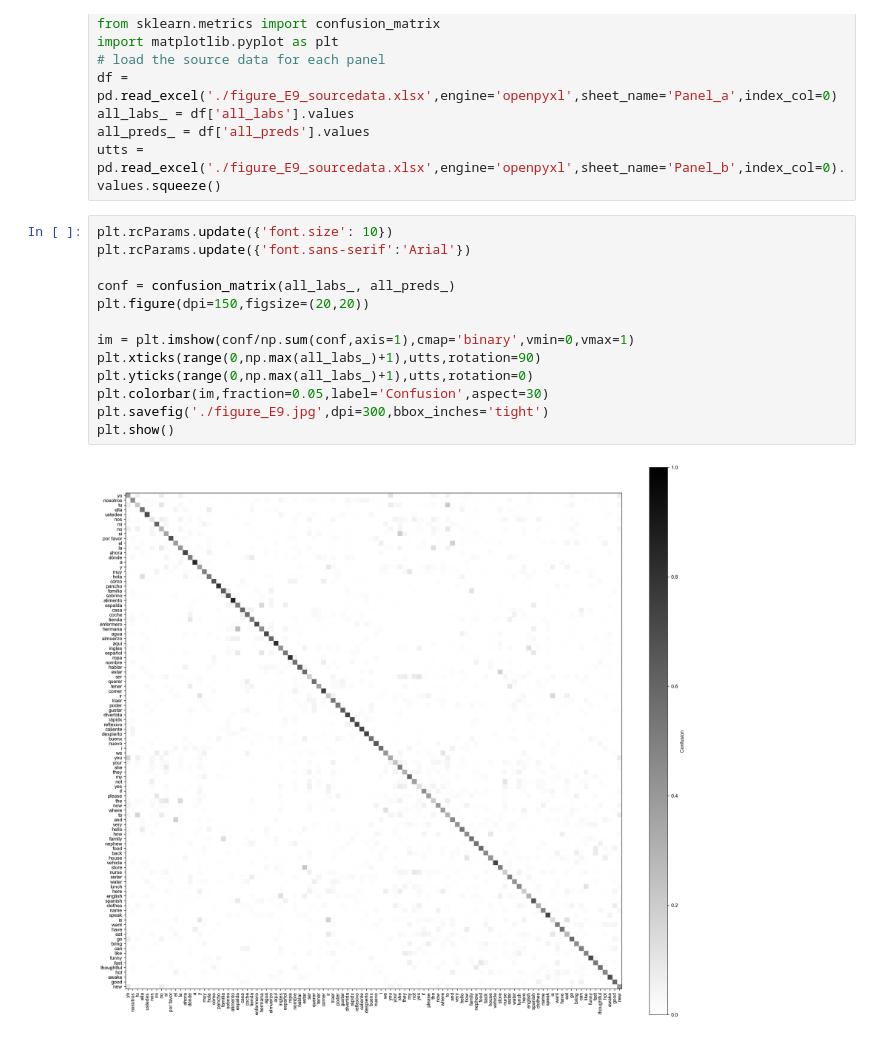
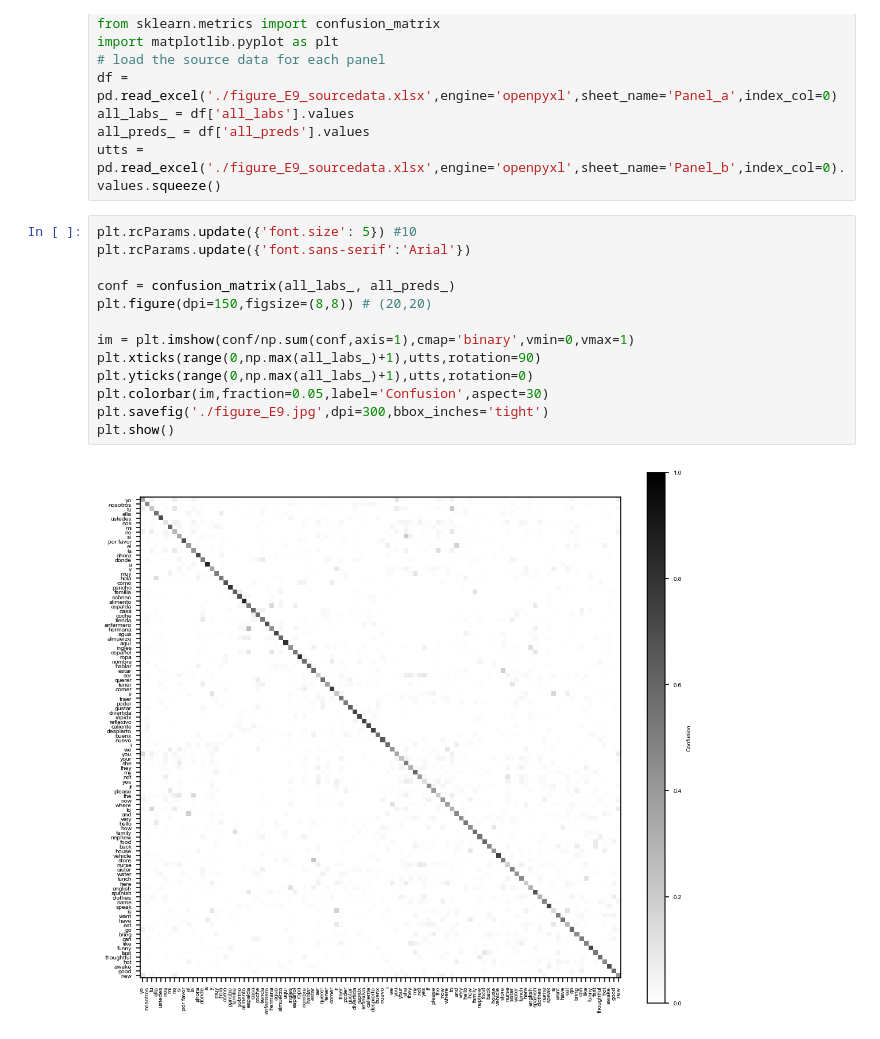
Before and after one commit to asilvaalex4/bilingual_speech_bci, a Jupyter notebook: figures/figure_E9/figure_E9.ipynb, the cells around one changed output. Cells and saved outputs as stored; diff of their text form.

```diff
--- a/figures/figure_E9/figure_E9.ipynb
+++ b/figures/figure_E9/figure_E9.ipynb
@@ -10,17 +10,17 @@ all_labs_ = df['all_labs'].values
 all_preds_ = df['all_preds'].values
 utts = pd.read_excel('./figure_E9_sourcedata.xlsx',engine='openpyxl',sheet_name='Panel_b',index_col=0).values.squeeze()
 # %%
-plt.rcParams.update({'font.size': 10})
+plt.rcParams.update({'font.size': 5}) #10
 plt.rcParams.update({'font.sans-serif':'Arial'})
 
 conf = confusion_matrix(all_labs_, all_preds_)
-plt.figure(dpi=150,figsize=(20,20))
+plt.figure(dpi=150,figsize=(8,8)) # (20,20)
 
 im = plt.imshow(conf/np.sum(conf,axis=1),cmap='binary',vmin=0,vmax=1)
 plt.xticks(range(0,np.max(all_labs_)+1),utts,rotation=90)
 plt.yticks(range(0,np.max(all_labs_)+1),utts,rotation=0)
 plt.colorbar(im,fraction=0.05,label='Confusion',aspect=30)
 plt.savefig('./figure_E9.jpg',dpi=300,bbox_inches='tight')
 plt.show()
 # %% [output]
-[figure, old version]
+[figure, new version]
```
Also changed, not shown: 15 other files.
